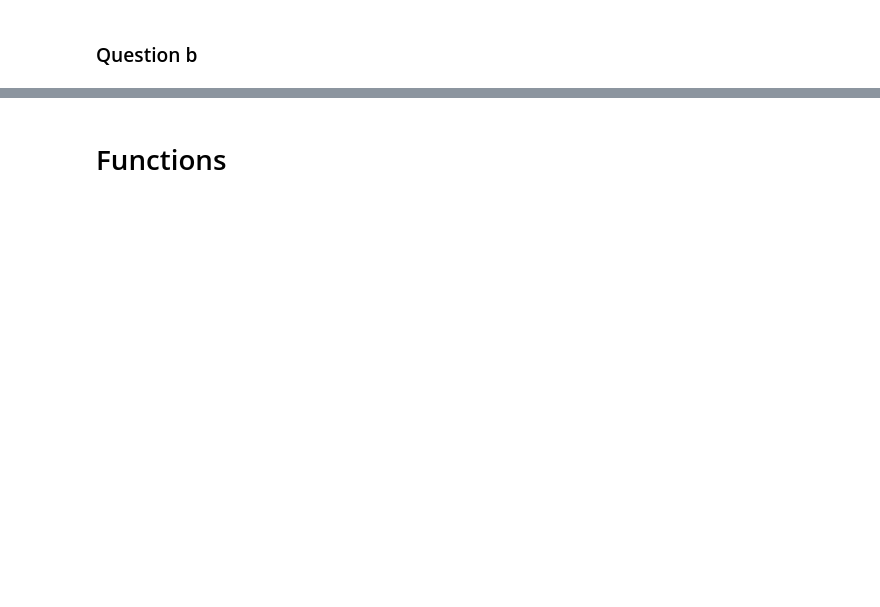
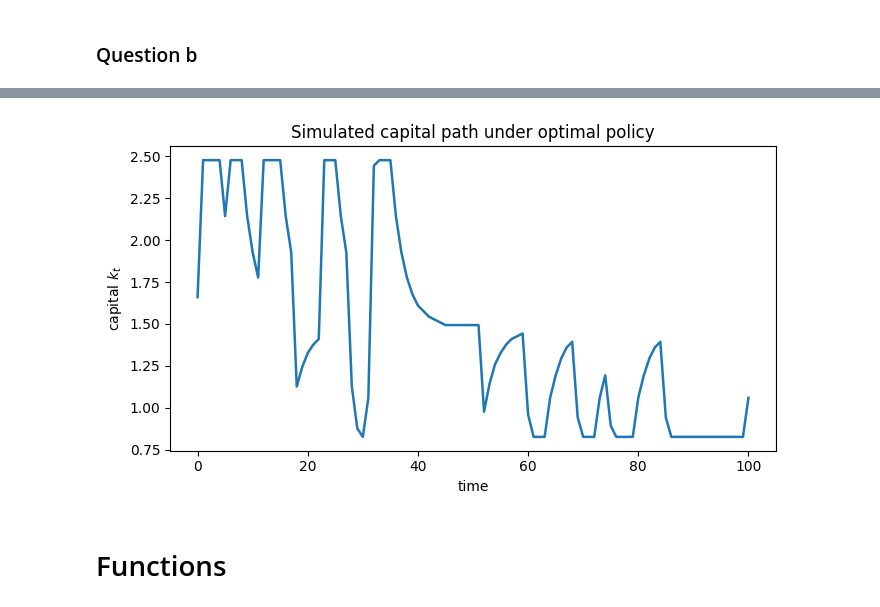
Before and after one commit to madlab404/Advanced_Topics_Macro1, a Jupyter notebook: PS_2.ipynb, the cells around one changed output, grey strips where cells are left out. Drawn from its saved outputs; the diff is of its cells as text; code cells hidden in the pictures; blank space fills up the shorter version.

```diff
--- a/PS_2.ipynb
+++ b/PS_2.ipynb
@@ -310,3 +351,96 @@ Iteration: 99
+# %%
+
+# --- safety checks / prep ---
+P = P_r
+assert P.shape == (len(z_grid_exp), len(z_grid_exp)), "P and z_grid_exp size mismatch."
+P = P / P.sum(axis=1, keepdims=True)        # guard against tiny row-sum drift
+
+# --- stationary distribution (power method; robust) ---
+def stationary_dist(P, tol=1e-12, maxit=100000):
+    P = P / P.sum(axis=1, keepdims=True)
+    Nz = P.shape[0]
+    pi = np.ones(Nz) / Nz
+    for _ in range(maxit):
+        pi_new = pi @ P
+        if np.max(np.abs(pi_new - pi)) < tol:
+            pi = pi_new
+            break
+        pi = pi_new
+    return pi / pi.sum()
+
+# --- simulate k path using policy indices ---
+def simulate_k_path(k_grid, z_grid, P, pol_kp_idx,
+                    T=300, burnin=0, k0=None, z_start="stationary", seed=None):
+    rng = np.random.default_rng(seed)
+    Nk, Nz = len(k_grid), len(z_grid)
+
+    # row-CDF for z draws
+    P = P / P.sum(axis=1, keepdims=True)
+    cdf = np.cumsum(P, axis=1)
+    cdf[:, -1] = 1.0
+
+    # start k index
+    if k0 is None:
+        k_idx = int(np.argmin(np.abs(k_grid - np.median(k_grid))))
+    else:
+        k_idx = int(np.argmin(np.abs(k_grid - k0)))
+
+    # start z index
+    if z_start == "stationary":
+        pi = stationary_dist(P)
+        z_idx = rng.choice(np.arange(Nz), p=pi)
+    elif isinstance(z_start, int):
+        z_idx = int(np.clip(z_start, 0, Nz-1))
+    else:  # float value
+        z_idx = int(np.argmin(np.abs(z_grid - float(z_start))))
+
+    # containers
+    k_path = np.empty(T+1); k_path[0] = k_grid[k_idx]
+    z_path = np.empty(T)
+
+    # simulate
+    for t in range(T):
+        z_path[t] = z_grid[z_idx]
+
+        # policy: next k' index given current (k,z)
+        kp_idx = int(pol_kp_idx[k_idx, z_idx])
+
+        # draw next z
+        u = rng.random()
+        z_next_idx = int(np.searchsorted(cdf[z_idx], u, side="right"))
+
+        # advance
+        k_idx = kp_idx
+        z_idx = z_next_idx
+        k_path[t+1] = k_grid[k_idx]
+
+    # burn-in (optional)
+    if burnin > 0:
+        k_path = k_path[burnin:]
+        z_path = z_path[burnin:]
+    return k_path, z_path
+
+# --- run the simulation with your inputs ---
+T = 100
+burnin = 0
+k0 = k_stst  # start near steady state from your earlier code
+k_path, z_path = simulate_k_path(k_grid, z_grid_exp, P, pol_kp_idx,
+                                 T=T, burnin=burnin, k0=k0, z_start="stationary", seed=42)
+
+# --- plot: time on x, capital on y ---
+plt.figure(figsize=(7,4))
+plt.plot(np.arange(len(k_path)), k_path, lw=1.8)
+plt.xlabel("time")
+plt.ylabel("capital $k_t$")
+plt.title("Simulated capital path under optimal policy")
+plt.tight_layout()
+plt.show()
+
+# (optional) consumption path to sanity-check feasibility:
+# c_t = z_t * k_t^alpha + (1 - delta) * k_t - k_{t+1}
+c_path = z_path * (k_path[:-1]**alpha) + (1 - delta) * k_path[:-1] - k_path[1:]
+# %% [output]
+[figure, added]
 # %% [markdown]
 # Functions
 # %%
```
Also changed, not shown: parts of 8 cells of this notebook.
